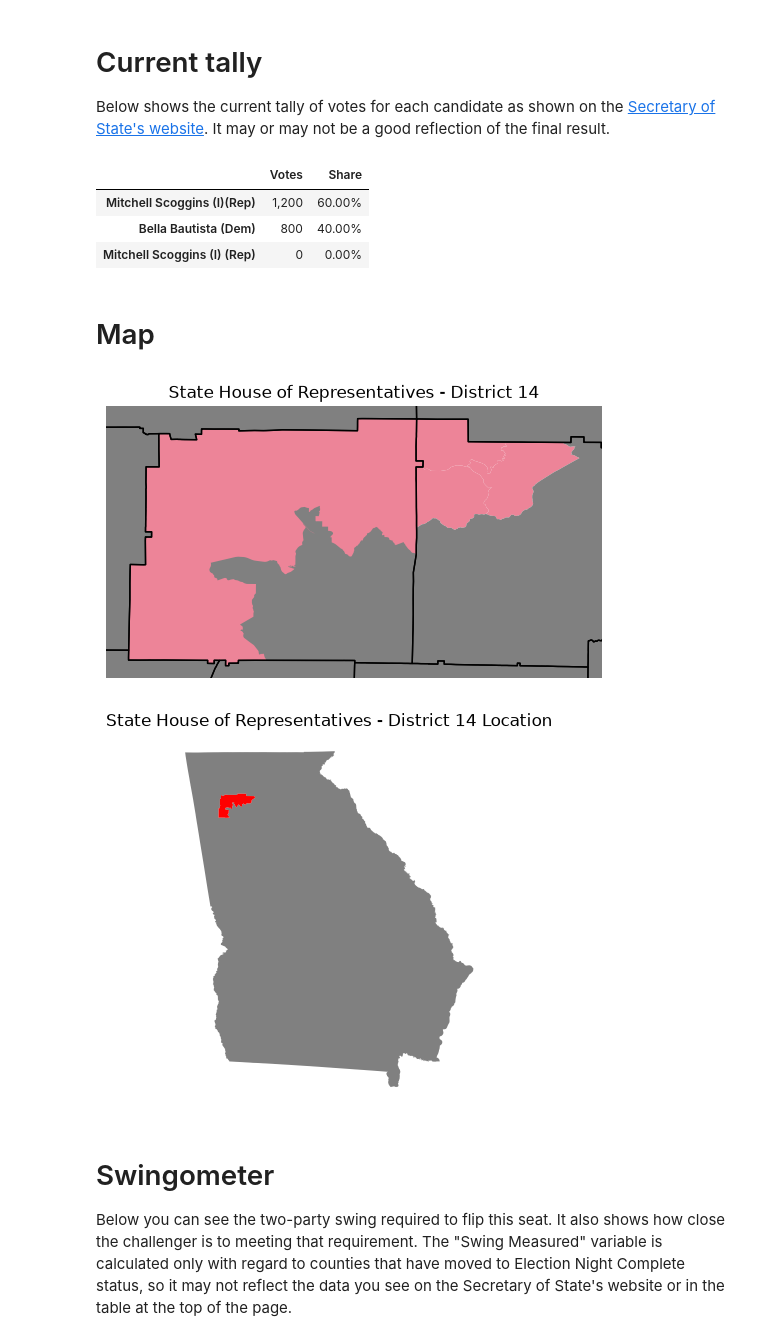
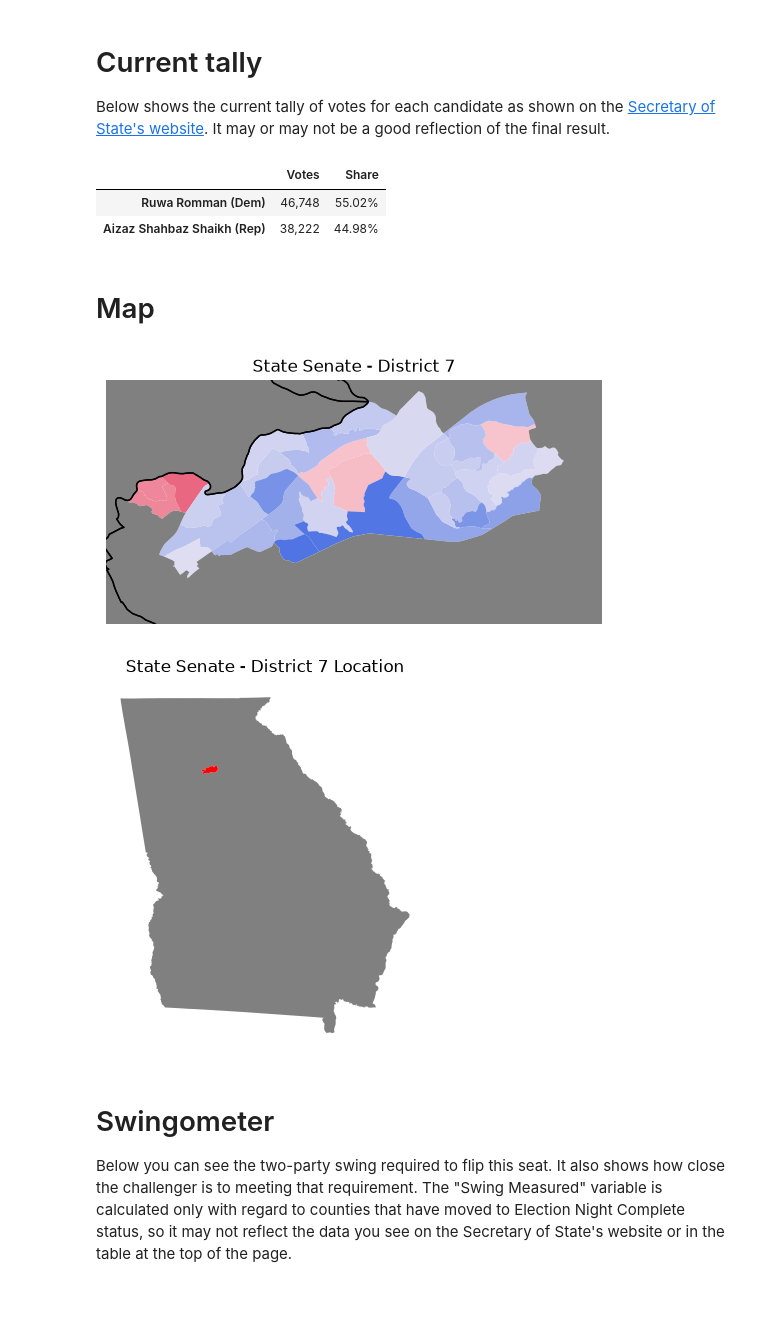
Before and after one commit to davidboers/2026electionmodels, a Jupyter notebook: other_temp.ipynb, the cells around one changed output. Cells and saved outputs as stored; diff of their text form; code cells hidden in the pictures; blank space fills up the shorter version.

```diff
--- a/other_temp.ipynb
+++ b/other_temp.ipynb
@@ -1,11 +1,24 @@
 # %%
-district_number = 14
-race = f'State House of Representatives - District {district_number}'
-#race = 'President of the US'
-district_map_file = './gis/house-2023-shape.zip'
-previous_file = './data/state_house_2024.csv'
+district_number = 7
+chamber = 'Senate'
 
-# Template race name
+# Template district number
+# Template chamber
+
+
+match chamber:
+    case 'House':
+        race = f'State House of Representatives - District {district_number}'
+        district_map_file = './gis/house-2023-shape.zip'
+        previous_file = './data/state_house_2024.csv'
+
+    case 'Senate':
+        race = f'State Senate - District {district_number}'
+        district_map_file = './gis/senate-2023-shape-file.zip'
+        previous_file = './data/state_senate_2024.csv'
+
+    case _:
+        raise Exception(f'Unknown chamber: {chamber}')
 
 import pandas as pd
 import numpy as np
@@ -16,13 +29,13 @@ import colors
 current_year = 2026
 curr, candidates = sos.import_current(race, year=current_year)
 curr = curr.rename(str.upper, level='Precinct')
-curr[candidates[0]] = 300
-curr[candidates[1]] = 200
-curr['Reported?'] = np.random.normal(0, 1, len(curr)) > 0
 
 prev = pd.read_csv(previous_file, index_col=['Race', 'County', 'Precinct']).loc[race]
 prev = prev.rename(str.upper, level='Precinct')
 prev_is_substitute = (prev['is_sub'] == 1).all()
 prev = prev.drop(columns=['is_sub'])
+
+curr[candidates[:2]] = prev.loc[curr.index.intersection(prev.index)][['Rep', 'Dem']] # Test
+curr[candidates[:2]] = curr[candidates[:2]].fillna(0).astype(int)
 curr
 # %% [output]
@@ -50,9 +75,8 @@ summary['Share'] = (summary['Votes'] / summary['Votes'].sum()).fillna(0)
  .format('{:.2%}', subset=['Share']))
 # %% [output]
 |  | Votes | Share |
-| Mitchell Scoggins (I)(Rep) | 1,200 | 60.00% |
-| Bella Bautista (Dem) | 800 | 40.00% |
-| Mitchell Scoggins (I) (Rep) | 0 | 0.00% |
+| Ruwa Romman (Dem) | 46,748 | 55.02% |
+| Aizaz Shahbaz Shaikh (Rep) | 38,222 | 44.98% |
 # %% [markdown]
 # Map
 # %%
@@ -68,10 +92,21 @@ metro_prec_data = geopandas.read_file('./regions/regions_metro.json')
 metro_prec_data = metro_prec_data.rename(columns={'index': 'Precinct'})
 metro_prec_data = metro_prec_data.sort_index()
 
+def sanitize_mpd(x, county: str, year, replace=' '):
+    def worker(y):
+        return replace.join(y.split(replace)[1:])
+    x.loc[(x['County'] == county) & (x['Election'] == year), 'Precinct'] = \
+        x.loc[(x['County'] == county) & (x['Election'] == year), 'Precinct'].apply(worker)
+    return x
+
+metro_prec_data = sanitize_mpd(metro_prec_data, 'Gwinnett', '2022')
+metro_prec_data = sanitize_mpd(metro_prec_data, 'Hall', '2026', '-')
+
 metro_prec_data['Precinct'] = metro_prec_data['Precinct'].apply(str.upper)
 
 metro_prec_data = metro_prec_data.set_index(['Election', 'County', 'Precinct'])
 metro_prec_data = metro_prec_data.sort_index()
+
 
 current_metro_precs = metro_prec_data.loc[str(current_year)]
 metro_counties = current_metro_precs.index.get_level_values('County').unique()
@@ -115,36 +150,36 @@ for cand in candidates:
         case _:
             color_scheme = colors.others
 
     selected = winners[winners == cand]
     if len(selected) == 0:
         continue
 
-    selected = selected[selected.index.intersection(geometry.index)]
+    #selected = selected[selected.index.intersection(geometry.index)]
     margins_selected = margins[selected.index]
 
     selected_geos = geopandas.GeoDataFrame(margins_selected, columns=['Margin'], geometry=geometry[selected.index])
     selected_geos.plot('Margin', cmap=color_scheme, ax=ax, norm=share_norm)
 
 if 'No results' in winners.values:
     geometry[winners[winners == 'No results'].index].plot(color='lightgray', ax=ax)
 if 'Tie' in winners.values:
     geometry[winners[winners == 'Tie'].index].plot(color='purple', ax=ax)
 
 background_geo.plot(color='gray', ax=ax, autolim=False)
 counties.plot(color='None', ax=ax, autolim=False)
 ax.set_axis_off()
 plt.show()
 
 # Placement map
 fig, ax = plt.subplots()
 background_geo.plot(color='gray', ax=ax)
 district_map.loc[[district_number]].plot(color='red', ax=ax)
 ax.set_axis_off()
 ax.set_title(f'{race} Location')
 plt.show()
 # %% [output]
-[figure, old version]
+[figure, new version]
-[figure, old version]
+[figure, new version]
 # %% [markdown]
 # Swingometer
 
```
Also changed, not shown: parts of 9 cells of this notebook, 2 other files.
